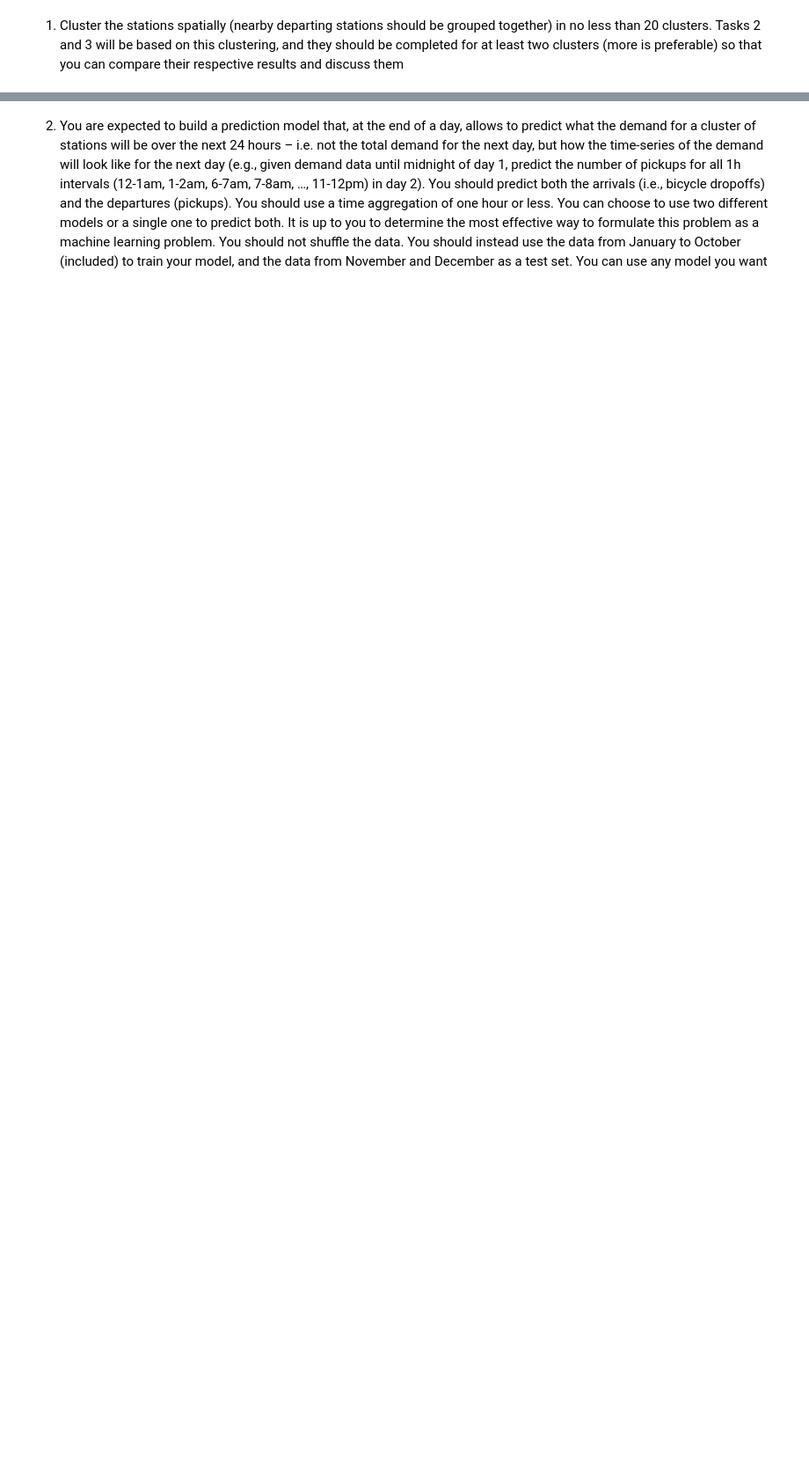
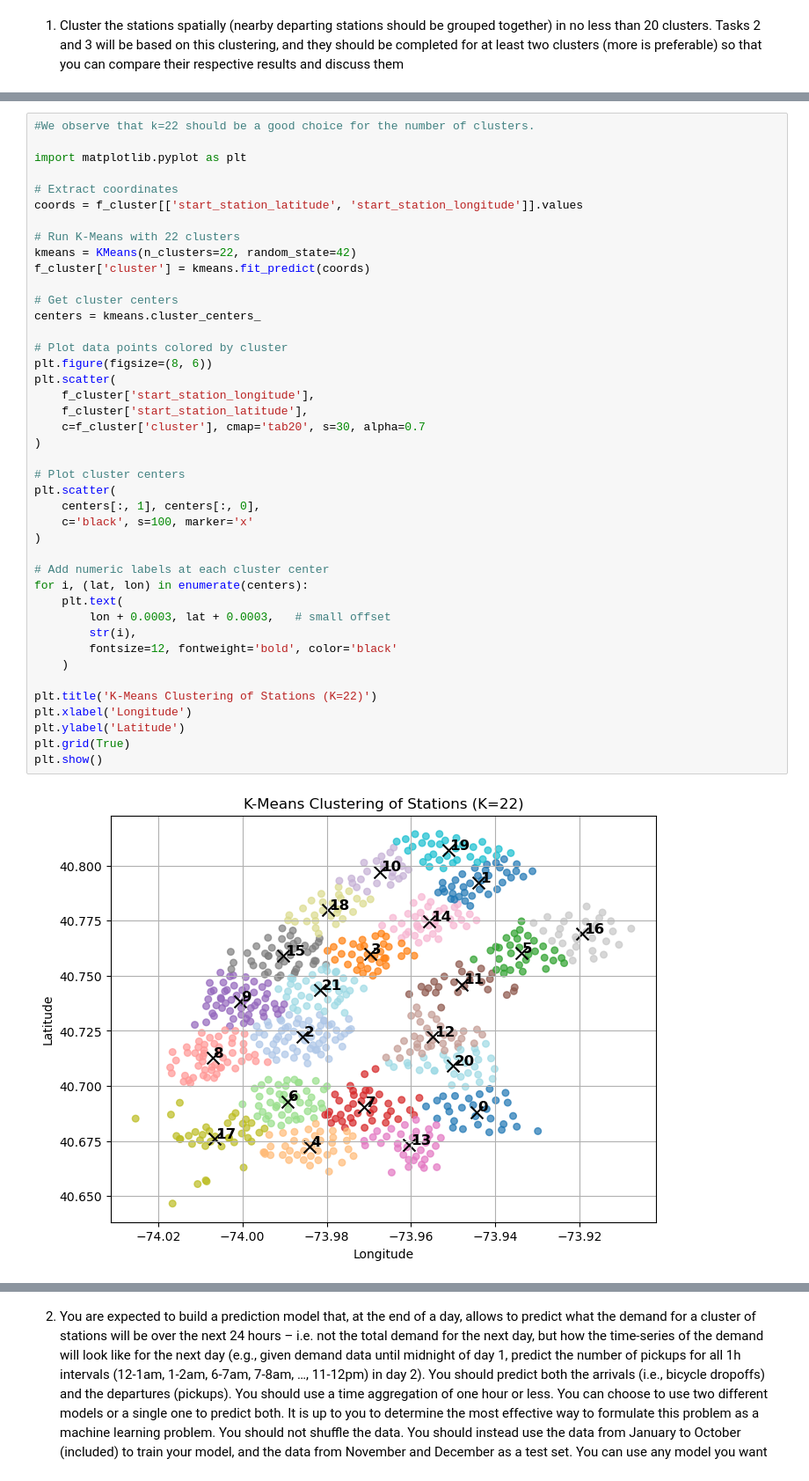
Before and after one commit to bodvarsdottirkristin/ba-group-37, a Jupyter notebook: notebooks/prediction_challenge.ipynb, the cells around one changed output, grey strips where cells are left out. Shown at 88% size. Drawn from its saved outputs; the diff is of its cells as text; blank space fills up the shorter version.

```diff
--- a/notebooks/prediction_challenge.ipynb
+++ b/notebooks/prediction_challenge.ipynb
@@ -73,0 +132,44 @@ compare their respective results and discuss them
+# %%
+#We observe that k=22 should be a good choice for the number of clusters.
+
+import matplotlib.pyplot as plt
+
+# Extract coordinates
+coords = f_cluster[['start_station_latitude', 'start_station_longitude']].values
+
+# Run K-Means with 22 clusters
+kmeans = KMeans(n_clusters=22, random_state=42)
+f_cluster['cluster'] = kmeans.fit_predict(coords)
+
+# Get cluster centers
+centers = kmeans.cluster_centers_
+
+# Plot data points colored by cluster
+plt.figure(figsize=(8, 6))
+plt.scatter(
+    f_cluster['start_station_longitude'],
+    f_cluster['start_station_latitude'],
+    c=f_cluster['cluster'], cmap='tab20', s=30, alpha=0.7
+)
+
+# Plot cluster centers
+plt.scatter(
+    centers[:, 1], centers[:, 0],
+    c='black', s=100, marker='x'
+)
+
+# Add numeric labels at each cluster center
+for i, (lat, lon) in enumerate(centers):
+    plt.text(
+        lon + 0.0003, lat + 0.0003,   # small offset
+        str(i),
+        fontsize=12, fontweight='bold', color='black'
+    )
+
+plt.title('K-Means Clustering of Stations (K=22)')
+plt.xlabel('Longitude')
+plt.ylabel('Latitude')
+plt.grid(True)
+plt.show()
+# %% [output]
+[figure, added]
```
Also changed, not shown: parts of 9 cells of this notebook.
